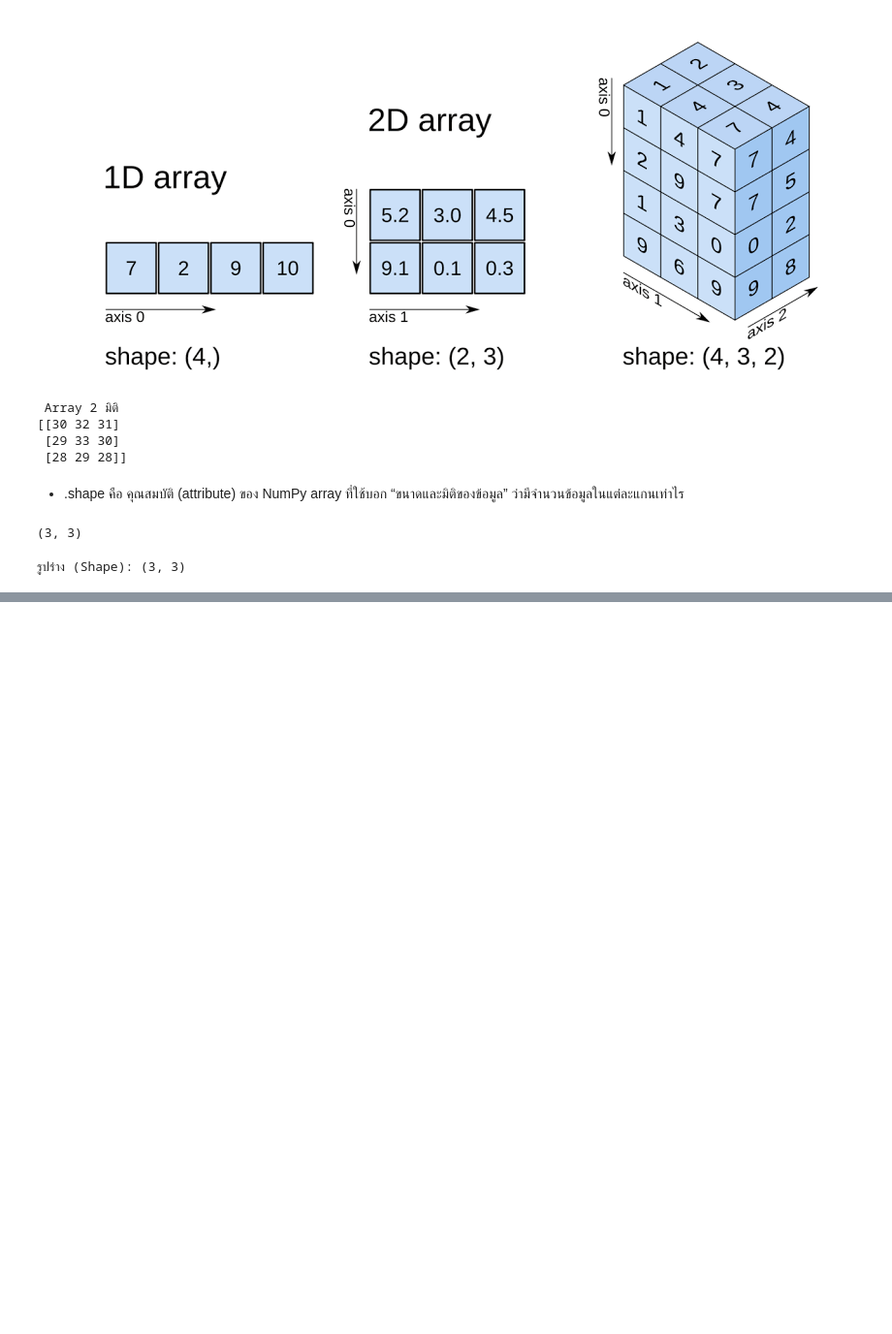
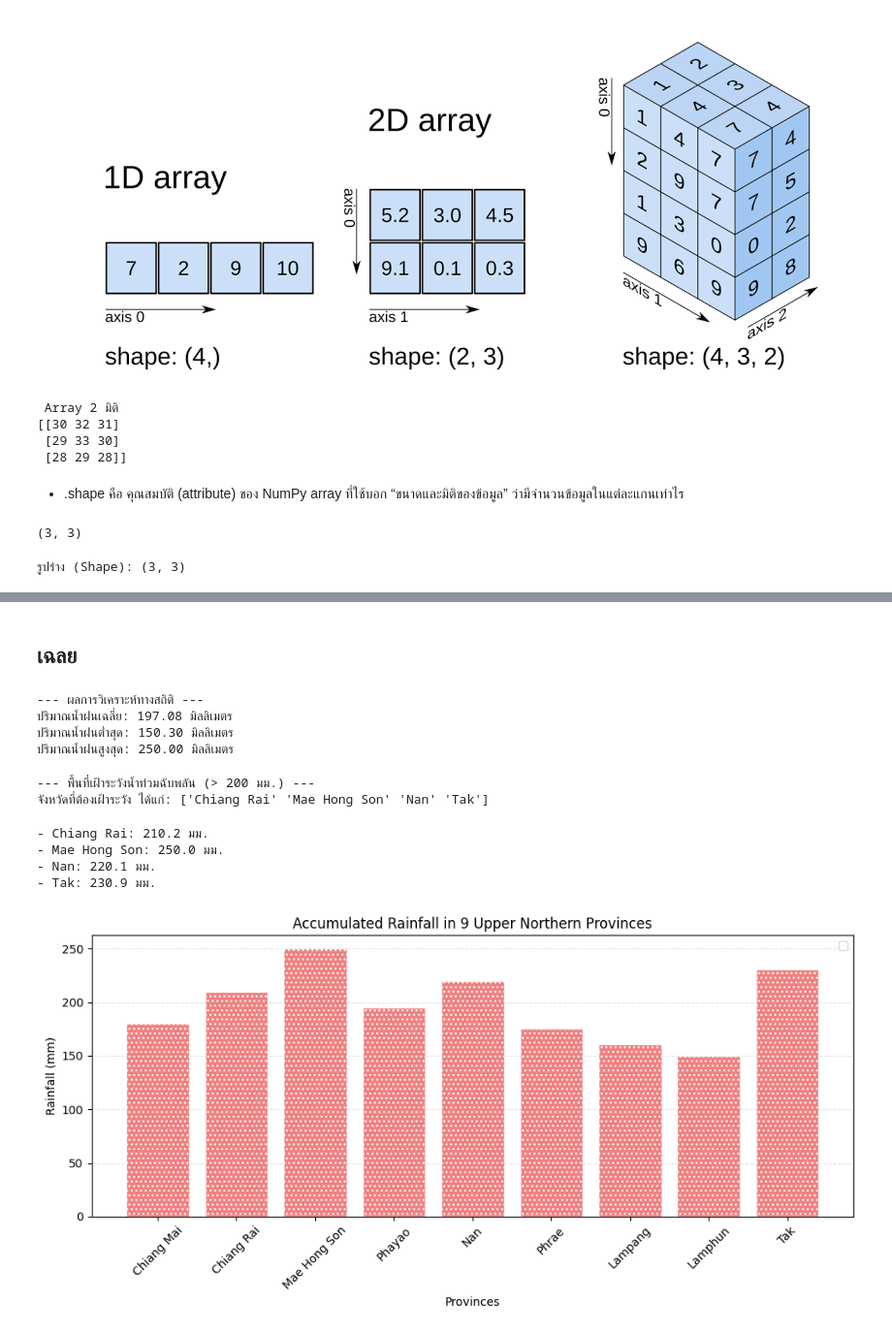
Before and after one commit to apichayaice7835-png/Teach-Python-Geography, a Jupyter notebook: 02_NumPy_for_Spatial_Data.ipynb, the cells around one changed output, grey strips where cells are left out. Shown at 97% size. Drawn from its saved outputs; the diff is of its cells as text; code cells hidden in the pictures; blank space fills up the shorter version.

```diff
--- a/02_NumPy_for_Spatial_Data.ipynb
+++ b/02_NumPy_for_Spatial_Data.ipynb
@@ -418,0 +377,69 @@ plt.tight_layout(); plt.show()
+# %% [markdown]
+## เฉลย
+# %%
+import numpy as np
+import matplotlib.pyplot as plt
+
+# 1. การจัดการข้อมูล
+provinces = np.array(['Chiang Mai', 'Chiang Rai', 'Mae Hong Son', 'Phayao',
+                      'Nan', 'Phrae', 'Lampang', 'Lamphun', 'Tak'])
+rainfall = np.array([180.5, 210.2, 250.0, 195.4, 220.1, 175.8, 160.5, 150.3, 230.9])
+# %%
+# 2. การคำนวณสถิติ
+mean_rain = np.mean(rainfall)
+min_rain = np.min(rainfall)
+max_rain = np.max(rainfall)
+print("--- ผลการวิเคราะห์ทางสถิติ ---")
+print(f"ปริมาณน้ำฝนเฉลี่ย: {mean_rain:.2f} มิลลิเมตร")
+print(f"ปริมาณน้ำฝนต่ำสุด: {min_rain:.2f} มิลลิเมตร")
+print(f"ปริมาณน้ำฝนสูงสุด: {max_rain:.2f} มิลลิเมตร\n")
+# %% [output]
+--- ผลการวิเคราะห์ทางสถิติ ---
+ปริมาณน้ำฝนเฉลี่ย: 197.08 มิลลิเมตร
+ปริมาณน้ำฝนต่ำสุด: 150.30 มิลลิเมตร
+ปริมาณน้ำฝนสูงสุด: 250.00 มิลลิเมตร
+# %%
+# 3. การประเมินพื้นที่เฝ้าระวัง (Boolean Masking)
+# สร้างเงื่อนไข
+warning_mask = rainfall > 200
+
+# ใช้เงื่อนไขกรองชื่อจังหวัด
+warning_provinces = provinces[warning_mask]
+warning_rain = rainfall[warning_mask]
+
+print("--- พื้นที่เฝ้าระวังน้ำท่วมฉับพลัน (> 200 มม.) ---")
+print("จังหวัดที่ต้องเฝ้าระวัง ได้แก่:", warning_provinces)
+# (แถม) แสดงปริมาณฝนของจังหวัดที่ต้องเฝ้าระวัง
+# %% [output]
+--- พื้นที่เฝ้าระวังน้ำท่วมฉับพลัน (> 200 มม.) ---
+จังหวัดที่ต้องเฝ้าระวัง ได้แก่: ['Chiang Rai' 'Mae Hong Son' 'Nan' 'Tak']
+# %%
+# (แถม) แสดงปริมาณฝนของจังหวัดที่ต้องเฝ้าระวัง
+for p, r in zip(warning_provinces, warning_rain):
+    print(f"- {p}: {r} มม.")
+# %% [output]
+- Chiang Rai: 210.2 มม.
+- Mae Hong Son: 250.0 มม.
+- Nan: 220.1 มม.
+- Tak: 230.9 มม.
+# %%
+# 4. การนำเสนอข้อมูล
+plt.figure(figsize=(10, 5))
+
+plt.bar(provinces, rainfall,
+        color='lightcoral',
+        edgecolor='White',
+        hatch='...')
+
+plt.title("Accumulated Rainfall in 9 Upper Northern Provinces")
+plt.xlabel("Provinces")
+plt.ylabel("Rainfall (mm)")
+
+plt.xticks(rotation=45)
+plt.grid(axis='y', linestyle='--', alpha=0.3)
+plt.legend()
+
+plt.tight_layout()
+plt.show()
+# %% [output]
+[figure, added]
```
Also changed, not shown: parts of 11 cells of this notebook.
